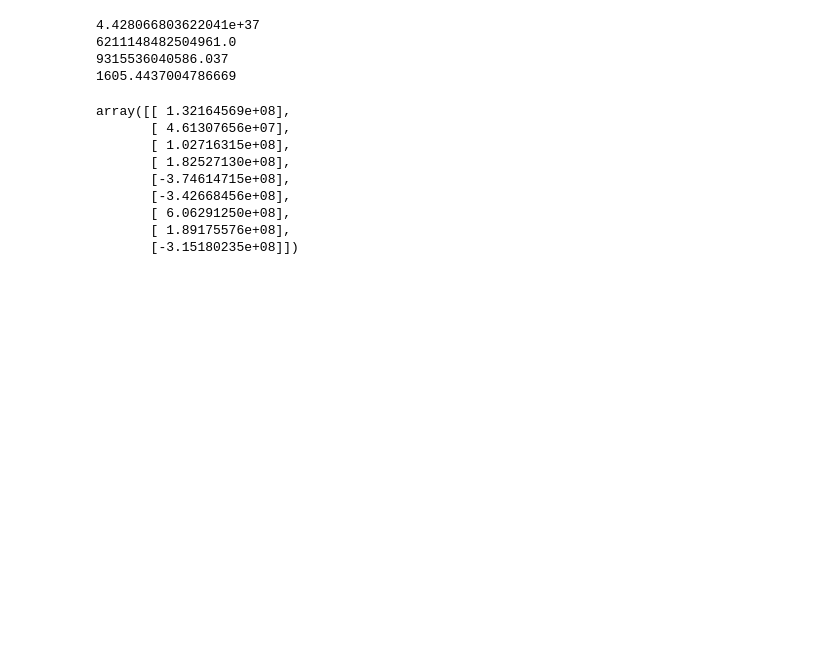
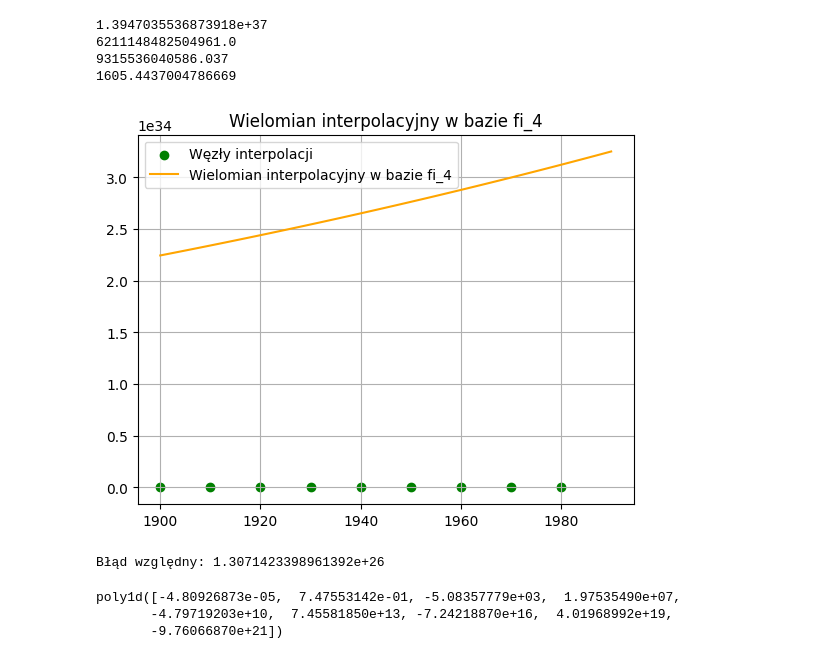
Before and after one commit to domino644/mownit, a Jupyter notebook: lab3/zad.ipynb, the cells around one changed output. Cells and saved outputs as stored; diff of their text form; code cells hidden in the pictures; blank space fills up the shorter version.

```diff
--- a/lab3/zad.ipynb
+++ b/lab3/zad.ipynb
@@ -11,3 +13,8 @@ population = data[:, 1]
+# %%
+poly1_vander = np.array(years,dtype=np.double)
+poly2_vander = np.array(years-1900,dtype=np.double)
+poly3_vander = np.array(years-1940,dtype=np.double)
+poly4_vander = np.array((years-1940)/40,dtype=np.float64)
 # %%
 def poly1(t, j):
     return np.power(years[t],j, dtype=np.double)
@@ -28,15 +30,22 @@ matrix4 = np.fromfunction(poly4, (9,9), dtype=int)
+# %%
+#Tworzenie macierzy
+matrix1 = np.vander(poly1_vander, increasing=True)
+matrix2 = np.vander(poly2_vander, increasing=True)
+matrix3 = np.vander(poly3_vander, increasing=True)
+matrix4 = np.vander(poly4_vander, increasing=True)
 # %%
 cond_matrix1 = np.linalg.cond(matrix1)
 cond_matrix2 = np.linalg.cond(matrix2)
 cond_matrix3 = np.linalg.cond(matrix3)
 cond_matrix4 = np.linalg.cond(matrix4)
 # %%
+#Współczynniki uwarunkowania
 print(cond_matrix1)
 print(cond_matrix2)
 print(cond_matrix3)
 print(cond_matrix4)
 # %% [output]
-4.428066803622041e+37
+1.3947035536873918e+37
 6211148482504961.0
 9315536040586.037
 1605.4437004786669
@@ -44,13 +54 @@ print(cond_matrix4)
 interpolation_factors = np.linalg.solve(matrix4, population.reshape(-1,1))
-# %%
-interpolation_factors
-# %% [output]
-array([[ 1.32164569e+08],
-       [ 4.61307656e+07],
-       [ 1.02716315e+08],
-       [ 1.82527130e+08],
-       [-3.74614715e+08],
-       [-3.42668456e+08],
-       [ 6.06291250e+08],
-       [ 1.89175576e+08],
-       [-3.15180235e+08]])
@@ -59,0 +55,26 @@ ys = np.polyval(interpolation_factors, xs)
+# %%
+xs = np.arange(1900,1991,1)
+ys = np.polyval(interpolation_factors, xs)
+plt.title("Wielomian interpolacyjny w bazie fi_4")
+plt.scatter(years,population, color="green", label="Węzły interpolacji")
+plt.grid()
+plt.plot(xs,ys, color="orange", label="Wielomian interpolacyjny w bazie fi_4")
+plt.legend()
+plt.show()
+# %% [output]
+[figure, added]
+# %%
+#Ekstrapolacja wielomianu dla 1990
+predicted_value = np.polyval(interpolation_factors, 1990).item()
+actual_value = 248709873
+error = np.abs(predicted_value - actual_value)/actual_value
+print(f"Błąd względny: {error}")
+# %% [output]
+Błąd względny: 1.3071423398961392e+26
+# %%
+#Interpolacja Lagrange'a
+lagrange_interpolation_polynomial = lagrange(years,population)
+# %% [output]
+poly1d([-4.80926873e-05,  7.47553142e-01, -5.08357779e+03,  1.97535490e+07,
+       -4.79719203e+10,  7.45581850e+13, -7.24218870e+16,  4.01968992e+19,
+       -9.76066870e+21])
```
Also changed, not shown: parts of 12 cells of this notebook.
